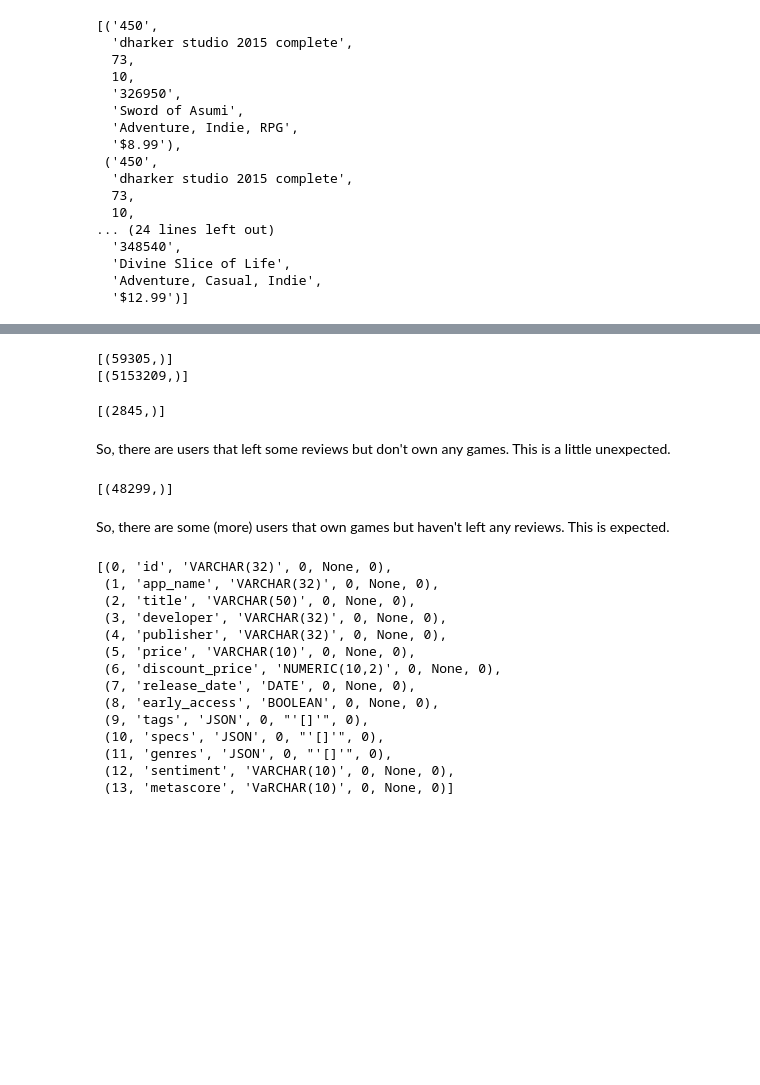
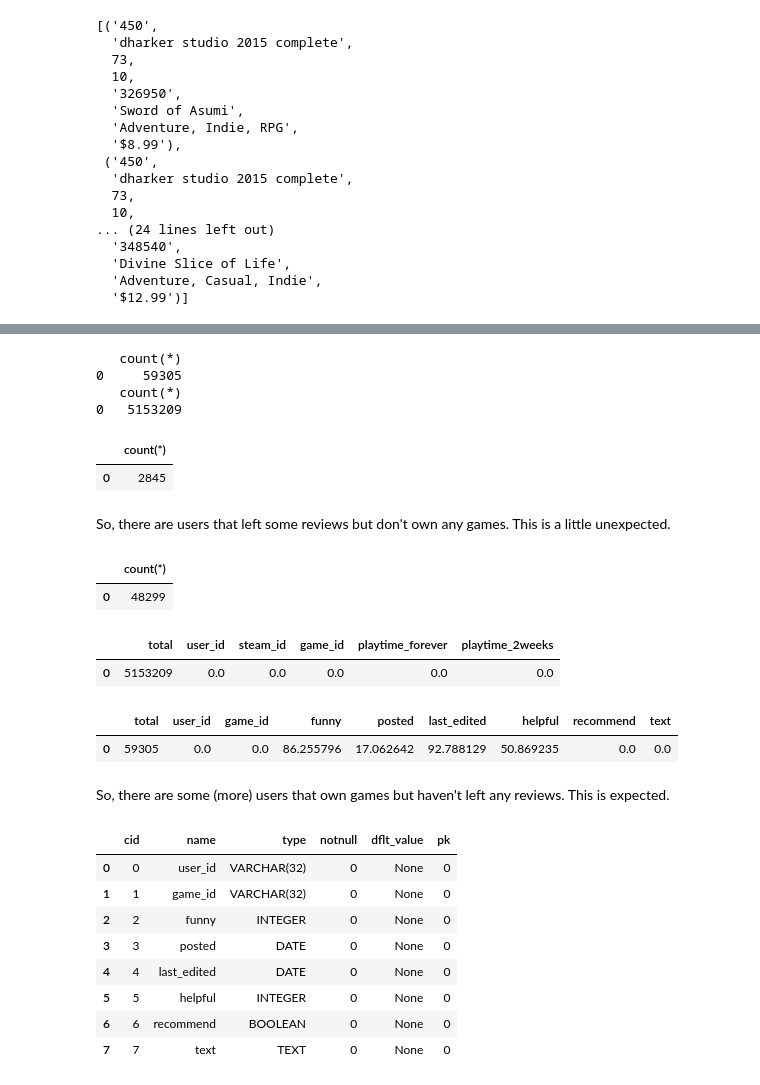
Before and after one commit to ayorgo/steam-recsys, a Jupyter notebook: steam-recsys.ipynb, the cells around one changed output, grey strips where cells are left out. Saved outputs shown, nothing was run; the diff lists cells and outputs as text; code cells hidden in the pictures; blank space fills up the shorter version.

```diff
--- a/steam-recsys.ipynb
+++ b/steam-recsys.ipynb
@@ -28,6 +37,7 @@ import re
 
 from typing import List
 from collections.abc import Callable
+import pandas as pd
 
 
 def execute(sql: str) -> None:
@@ -43,12 +53,9 @@ def execute(sql: str) -> None:
 
 def query(sql: str) -> List[tuple]:
     connection = sqlite3.connect("data/steam.db")
-    cursor = connection.cursor()
     try:
-        output = cursor.execute(sql)
-        return output.fetchall()
+        return pd.read_sql_query(sql, connection)
     finally:
-        cursor.close()
         connection.close()
 
 
@@ -836,8 +838,10 @@ query("SELECT * FROM sqlite_schema;")
 print(query("SELECT count(*) FROM reviews_australian;"))
 print(query("SELECT count(*) FROM user_games_australian;"))
 # %% [output]
-[(59305,)]
-[(5153209,)]
+   count(*)
+0     59305
+   count(*)
+0   5153209
 # %%
 query("""
       SELECT count(*)
@@ -854,7 +858,8 @@ query("""
       ;"""
 )
 # %% [output]
-[(2845,)]
+|  | count(*) |
+| 0 | 2845 |
 # %% [markdown]
 So, there are users that left some reviews but don't own any games. This is a little unexpected.
 # %%
@@ -873,23 +878,52 @@ query("""
       ;"""
 )
 # %% [output]
-[(48299,)]
+|  | count(*) |
+| 0 | 48299 |
+# %%
+query("""
+    SELECT
+        count(*) as total,
+        sum(CASE WHEN user_id is NULL THEN 1 ELSE 0 END)*100.0/count(*) as user_id,
+        sum(CASE WHEN steam_id is NULL THEN 1 ELSE 0 END)*100.0/count(*) as steam_id,
+        sum(CASE WHEN game_id is NULL THEN 1 ELSE 0 END)*100.0/count(*)as game_id,
+        sum(CASE WHEN playtime_forever is NULL THEN 1 ELSE 0 END)*100.0/count(*) as playtime_forever,
+        sum(CASE WHEN playtime_2weeks is NULL THEN 1 ELSE 0 END)*100.0/count(*) as playtime_2weeks
+    FROM user_games_australian;
+    """
+)
+# %% [output]
+|  | total | user_id | steam_id | game_id | playtime_forever | playtime_2weeks |
+| 0 | 5153209 | 0.0 | 0.0 | 0.0 | 0.0 | 0.0 |
+# %%
+query("""
+    SELECT
+        count(*) as total,
+        sum(CASE WHEN user_id is NULL THEN 1 ELSE 0 END)*100.0/count(*) as user_id,
+        sum(CASE WHEN game_id is NULL THEN 1 ELSE 0 END)*100.0/count(*) as game_id,
+        sum(CASE WHEN funny is NULL THEN 1 ELSE 0 END)*100.0/count(*) as funny,
+        sum(CASE WHEN posted is NULL THEN 1 ELSE 0 END)*100.0/count(*) as posted,
+        sum(CASE WHEN last_edited is NULL THEN 1 ELSE 0 END)*100.0/count(*) as last_edited,
+        sum(CASE WHEN helpful is NULL THEN 1 ELSE 0 END)*100.0/count(*) as helpful,
+        sum(CASE WHEN recommend is NULL THEN 1 ELSE 0 END)*100.0/count(*) as recommend,
+        sum(CASE WHEN text is NULL THEN 1 ELSE 0 END)*100.0/count(*) as text
+    FROM reviews_australian;
+    """
+)
+# %% [output]
+|  | total | user_id | game_id | funny | posted | last_edited | helpful | recommend | text |
+| 0 | 59305 | 0.0 | 0.0 | 86.255796 | 17.062642 | 92.788129 | 50.869235 | 0.0 | 0.0 |
 # %% [markdown]
 So, there are some (more) users that own games but haven't left any reviews. This is expected.
 # %%
-query("PRAGMA table_info([games]);")
+query("PRAGMA table_info([reviews_australian]);")
 # %% [output]
-[(0, 'id', 'VARCHAR(32)', 0, None, 0),
- (1, 'app_name', 'VARCHAR(32)', 0, None, 0),
- (2, 'title', 'VARCHAR(50)', 0, None, 0),
- (3, 'developer', 'VARCHAR(32)', 0, None, 0),
- (4, 'publisher', 'VARCHAR(32)', 0, None, 0),
- (5, 'price', 'VARCHAR(10)', 0, None, 0),
- (6, 'discount_price', 'NUMERIC(10,2)', 0, None, 0),
- (7, 'release_date', 'DATE', 0, None, 0),
- (8, 'early_access', 'BOOLEAN', 0, None, 0),
- (9, 'tags', 'JSON', 0, "'[]'", 0),
- (10, 'specs', 'JSON', 0, "'[]'", 0),
- (11, 'genres', 'JSON', 0, "'[]'", 0),
- (12, 'sentiment', 'VARCHAR(10)', 0, None, 0),
- (13, 'metascore', 'VaRCHAR(10)', 0, None, 0)]
+|  | cid | name | type | notnull | dflt_value | pk |
+| 0 | 0 | user_id | VARCHAR(32) | 0 | None | 0 |
+| 1 | 1 | game_id | VARCHAR(32) | 0 | None | 0 |
+| 2 | 2 | funny | INTEGER | 0 | None | 0 |
+| 3 | 3 | posted | DATE | 0 | None | 0 |
+| 4 | 4 | last_edited | DATE | 0 | None | 0 |
+| 5 | 5 | helpful | INTEGER | 0 | None | 0 |
+| 6 | 6 | recommend | BOOLEAN | 0 | None | 0 |
+| 7 | 7 | text | TEXT | 0 | None | 0 |
```
Also changed, not shown: parts of 12 cells of this notebook.
